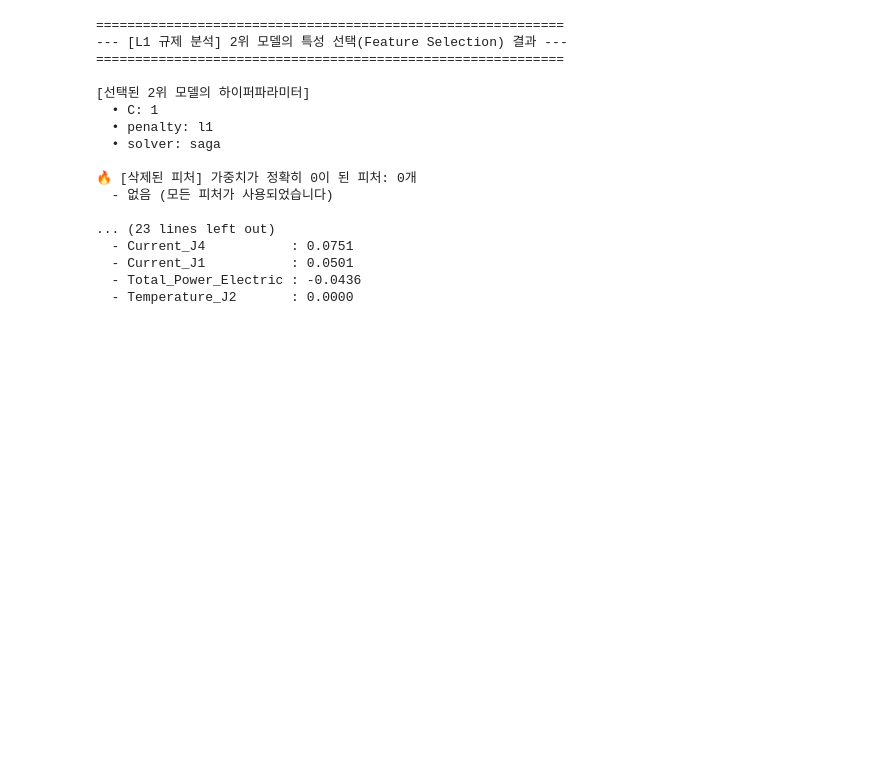
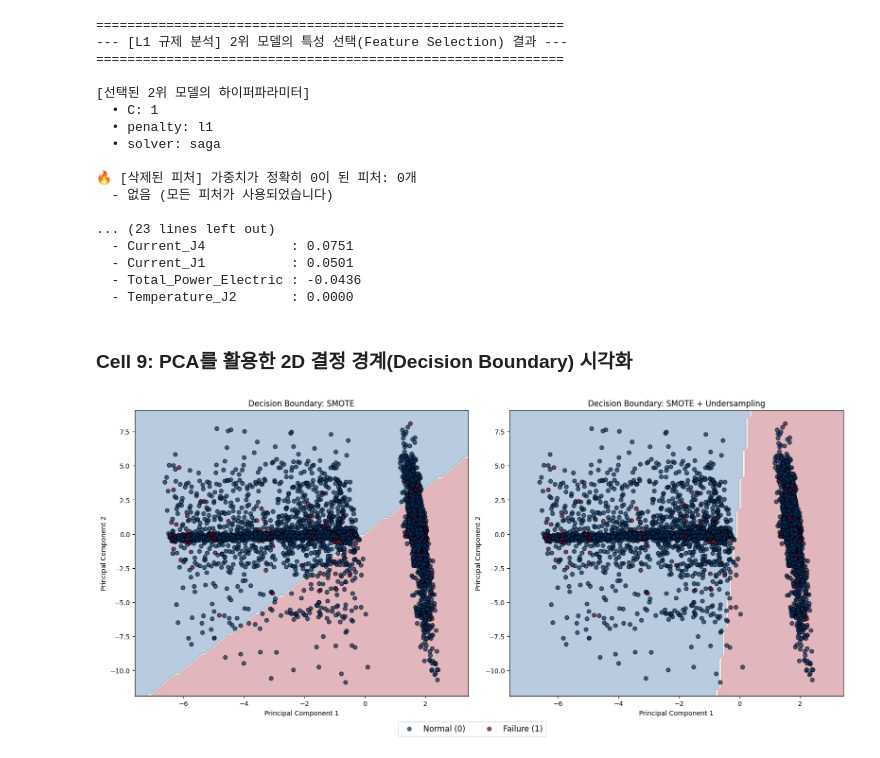
Before and after one commit to kzming2007/Catholic_ML_final_project, a Jupyter notebook: notebooks/03_2_Classification_LogisticRegression.ipynb, the cells around one changed output. Cells and saved outputs as stored; diff of their text form; code cells hidden in the pictures; blank space fills up the shorter version.

```diff
--- a/notebooks/03_2_Classification_LogisticRegression.ipynb
+++ b/notebooks/03_2_Classification_LogisticRegression.ipynb
@@ -376,3 +386,65 @@ for _, row in non_zero_coefs.iterrows():
   - Current_J1           : 0.0501
   - Total_Power_Electric : -0.0436
   - Temperature_J2       : 0.0000
+# %% [markdown]
+### Cell 9: PCA를 활용한 2D 결정 경계(Decision Boundary) 시각화
+# %%
+from sklearn.decomposition import PCA
+from sklearn.inspection import DecisionBoundaryDisplay
+from imblearn.under_sampling import EditedNearestNeighbours
+
+# 1. 시각화를 위해 20개의 피처를 2차원(PCA)으로 축소
+pca = PCA(n_components=2, random_state=42)
+X_train_pca = pca.fit_transform(X_train_scaled)
+
+# 2. 비교를 위한 두 가지 파이프라인 생성 (PCA로 축소된 2D 데이터용)
+# 파이프라인 1: SMOTE + LR
+model_smote = ImbPipeline([
+    ('smote', SMOTE(random_state=42)),
+    ('lr', LogisticRegression(random_state=42, class_weight='balanced', max_iter=1000))
+])
+model_smote.fit(X_train_pca, y_train)
+
+# 파이프라인 2: SMOTE + ENN + LR
+model_smote_enn = ImbPipeline([
+    ('smote', SMOTE(random_state=42)),
+    ('enn', EditedNearestNeighbours(n_neighbors=3, kind_sel='all')),
+    ('lr', LogisticRegression(random_state=42, class_weight='balanced', max_iter=1000))
+])
+model_smote_enn.fit(X_train_pca, y_train)
+
+# 3. 결정 경계 시각화
+fig, axes = plt.subplots(1, 2, figsize=(16, 7))
+
+# 산점도 그리기용 설정
+scatter_kwargs = {'edgecolors': 'k', 'alpha': 0.7}
+
+# (1) SMOTE + LR 시각화
+DecisionBoundaryDisplay.from_estimator(
+    model_smote, X_train_pca, response_method="predict",
+    cmap=plt.cm.RdBu, alpha=0.3, ax=axes[0]
+)
+# 실제 데이터 포인트 (정상=파란색 계열, 고장=빨간색 계열)
+scatter1 = axes[0].scatter(X_train_pca[:, 0], X_train_pca[:, 1], c=y_train, cmap=plt.cm.RdBu_r, **scatter_kwargs)
+axes[0].set_title('Decision Boundary: SMOTE')
+axes[0].set_xlabel('Principal Component 1')
+axes[0].set_ylabel('Principal Component 2')
+
+# (2) SMOTE + ENN + LR 시각화
+DecisionBoundaryDisplay.from_estimator(
+    model_smote_enn, X_train_pca, response_method="predict",
+    cmap=plt.cm.RdBu, alpha=0.3, ax=axes[1]
+)
+scatter2 = axes[1].scatter(X_train_pca[:, 0], X_train_pca[:, 1], c=y_train, cmap=plt.cm.RdBu_r, **scatter_kwargs)
+axes[1].set_title('Decision Boundary: SMOTE + Undersampling')
+axes[1].set_xlabel('Principal Component 1')
+axes[1].set_ylabel('Principal Component 2')
+
+# 범례 추가
+handles, labels = scatter1.legend_elements()
+fig.legend(handles, ['Normal (0)', 'Failure (1)'], loc='lower center', ncol=2, fontsize=12, bbox_to_anchor=(0.5, -0.05))
+
+plt.tight_layout()
+plt.show()
+# %% [output]
+[figure, added]
```
Also changed, not shown: parts of 2 cells of this notebook, 2 other files.
